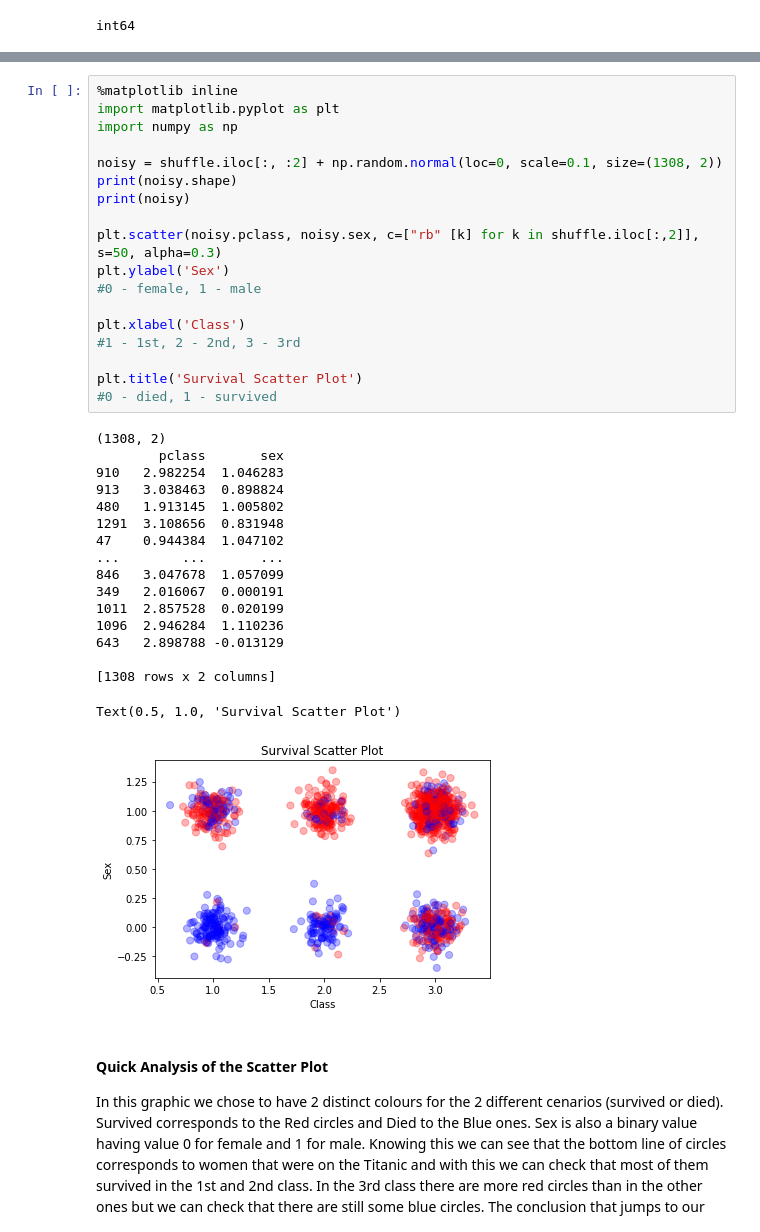
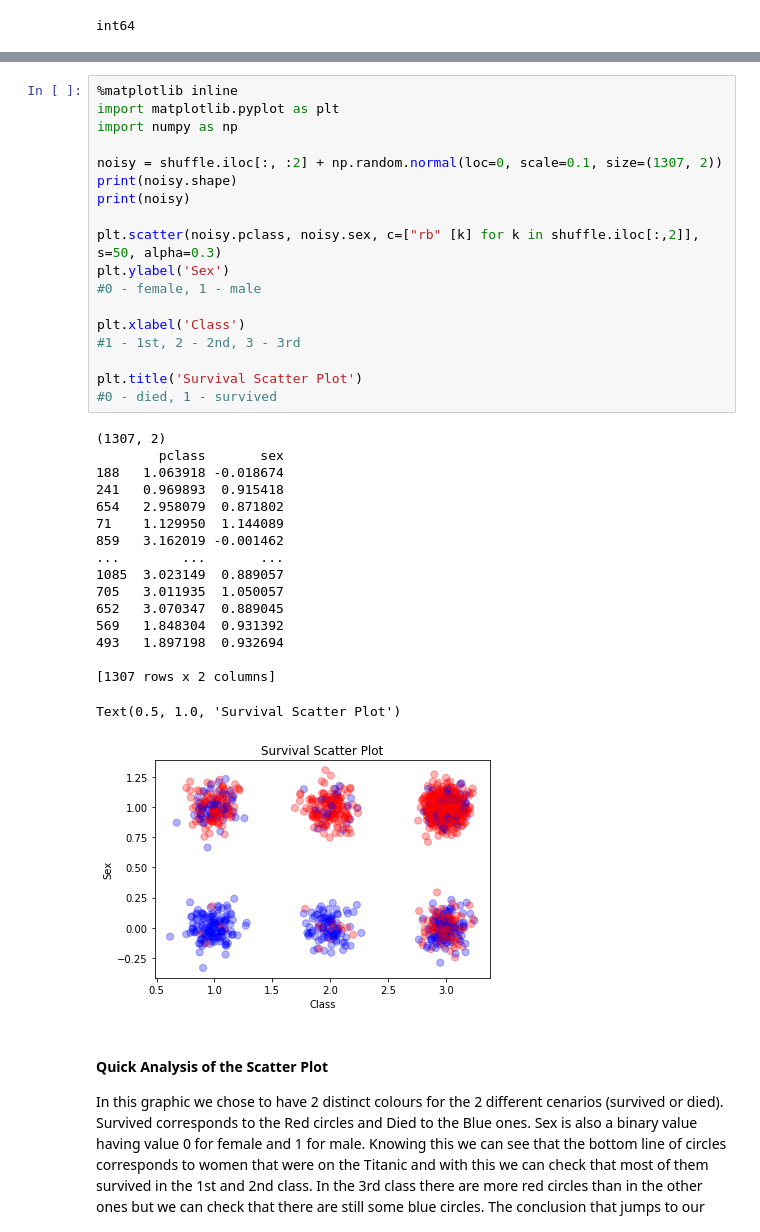
Before and after one commit to paulinomary/APRP-Deliveries, a Jupyter notebook: Assignment_1.ipynb, the cells around one changed output, grey strips where cells are left out. Drawn from its saved outputs; the diff is of its cells as text.

```diff
--- a/Assignment_1.ipynb
+++ b/Assignment_1.ipynb
@@ -328,39 +328,39 @@ Name: survived, dtype: int64
 # %%
 %matplotlib inline
 import matplotlib.pyplot as plt
 import numpy as np
 
-noisy = shuffle.iloc[:, :2] + np.random.normal(loc=0, scale=0.1, size=(1308, 2))
+noisy = shuffle.iloc[:, :2] + np.random.normal(loc=0, scale=0.1, size=(1307, 2))
 print(noisy.shape)
 print(noisy)
 
 plt.scatter(noisy.pclass, noisy.sex, c=["rb" [k] for k in shuffle.iloc[:,2]], s=50, alpha=0.3)
 plt.ylabel('Sex')
 #0 - female, 1 - male
 
 plt.xlabel('Class')
 #1 - 1st, 2 - 2nd, 3 - 3rd
 
 plt.title('Survival Scatter Plot')
 #0 - died, 1 - survived
 # %% [output]
-(1308, 2)
+(1307, 2)
         pclass       sex
-910   2.982254  1.046283
-913   3.038463  0.898824
-480   1.913145  1.005802
-1291  3.108656  0.831948
-47    0.944384  1.047102
+188   1.063918 -0.018674
+241   0.969893  0.915418
+654   2.958079  0.871802
+71    1.129950  1.144089
+859   3.162019 -0.001462
 ...        ...       ...
-846   3.047678  1.057099
-349   2.016067  0.000191
-1011  2.857528  0.020199
-1096  2.946284  1.110236
-643   2.898788 -0.013129
+1085  3.023149  0.889057
+705   3.011935  1.050057
+652   3.070347  0.889045
+569   1.848304  0.931392
+493   1.897198  0.932694
 
-[1308 rows x 2 columns]
+[1307 rows x 2 columns]
 Text(0.5, 1.0, 'Survival Scatter Plot')
-[figure, old version]
+[figure, new version]
 # %% [markdown]
 #### Quick Analysis of the Scatter Plot
 
```
Also changed, not shown: parts of 41 cells of this notebook, 1 other file.
